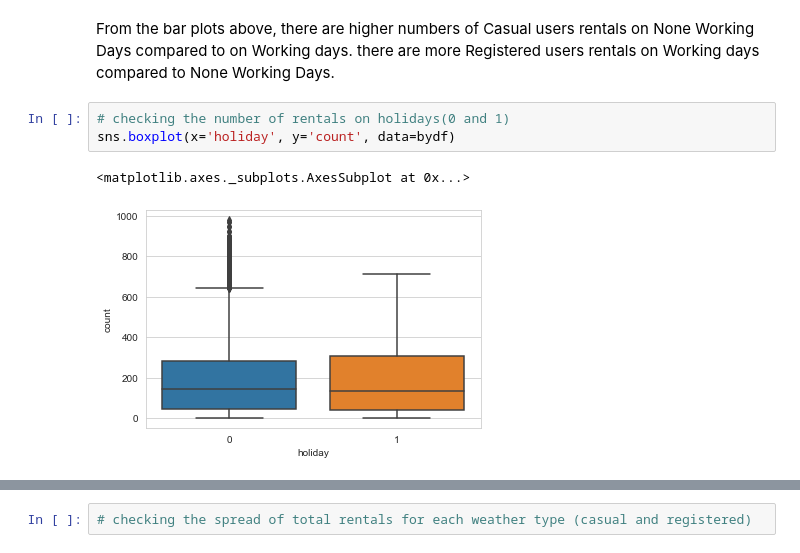
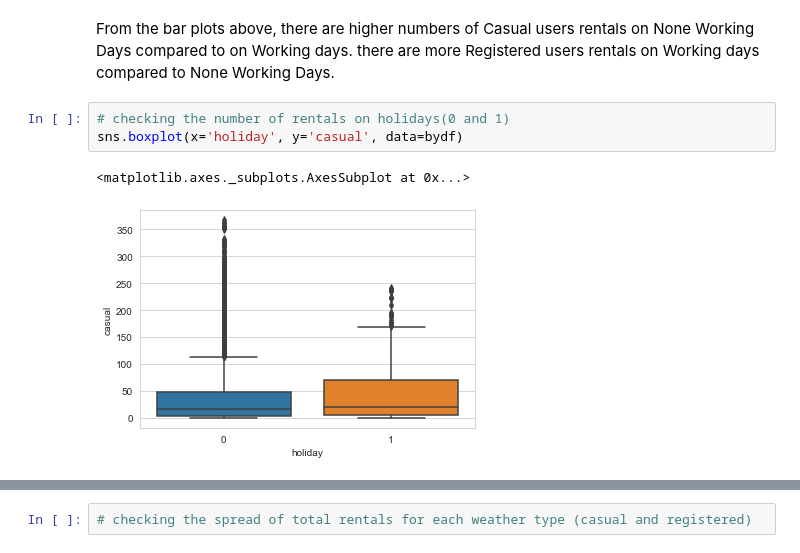
Before and after one commit to Chizzy-codes/Bicycle-Renting-Demand-Forecast-Using-Machine-Learning, a Jupyter notebook: Bicycle_sharing_system_demand_analysis.ipynb, the cells around one changed output, grey strips where cells are left out. Saved outputs shown, nothing was run; the diff lists cells and outputs as text.

```diff
--- a/Bicycle_sharing_system_demand_analysis.ipynb
+++ b/Bicycle_sharing_system_demand_analysis.ipynb
@@ -161,7 +161,7 @@ From the bar plots above, there are higher numbers of Casual users rentals on No
 there are more Registered users rentals on Working days compared to None Working Days.
 # %%
 # checking the number of rentals on holidays(0 and 1)
-sns.boxplot(x='holiday', y='count', data=bydf)
+sns.boxplot(x='holiday', y='casual', data=bydf)
 # %% [output]
 <matplotlib.axes._subplots.AxesSubplot at 0x...>
-[figure, old version]
+[figure, new version]
```
Also changed, not shown: parts of 4 cells of this notebook.
